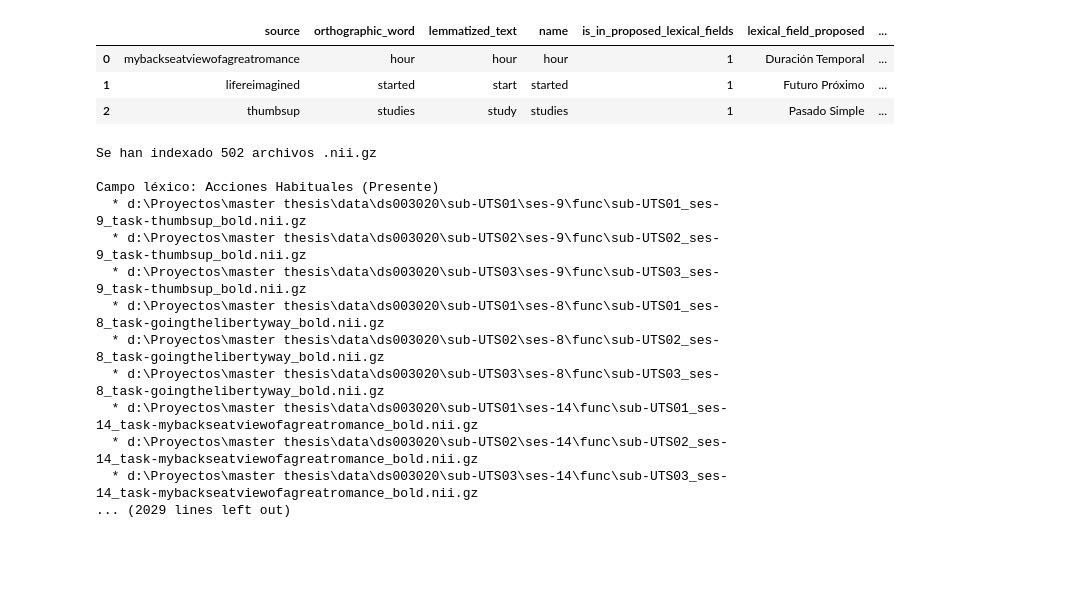
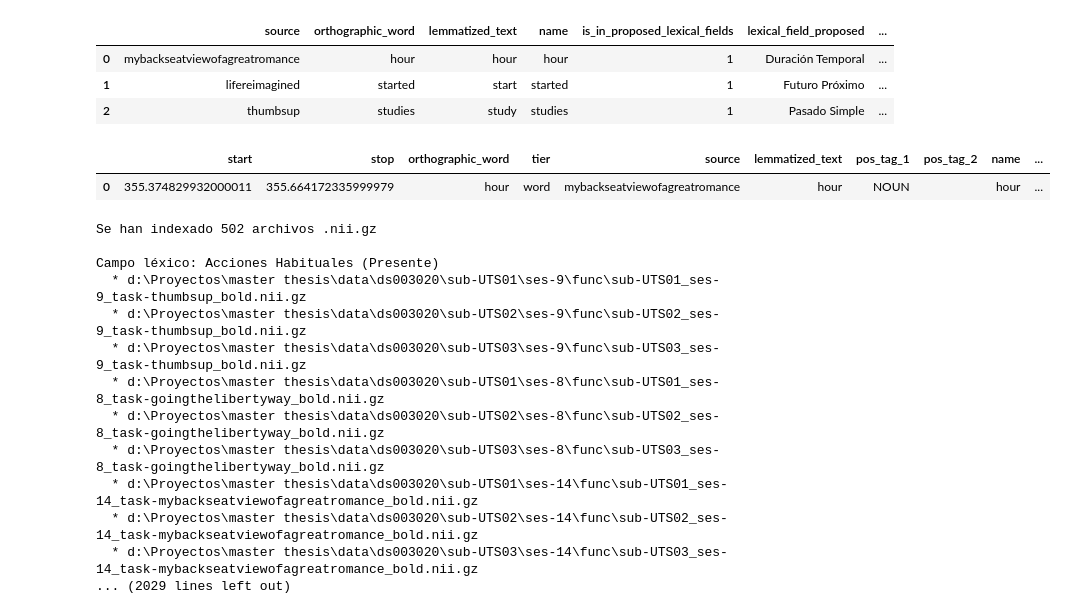
Before and after one commit to amontenegrot/master-thesis, a Jupyter notebook: notebooks/SOM_test.ipynb, the cells around one changed output. Drawn from its saved outputs; the diff is of its cells as text; code cells hidden in the pictures; blank space fills up the shorter version.

```diff
--- a/notebooks/SOM_test.ipynb
+++ b/notebooks/SOM_test.ipynb
@@ -27,6 +27,11 @@ df[column_list].head(3)
 | 0 | mybackseatviewofagreatromance | hour | hour | hour | 1 | Duración Temporal | ... |
 | 1 | lifereimagined | started | start | started | 1 | Futuro Próximo | ... |
 | 2 | thumbsup | studies | study | studies | 1 | Pasado Simple | ... |
+# %%
+df.head(1)
+# %% [output]
+|  | start | stop | orthographic_word | tier | source | lemmatized_text | pos_tag_1 | pos_tag_2 | name | ... |
+| 0 | 355.374829932000011 | 355.664172335999979 | hour | word | mybackseatviewofagreatromance | hour | NOUN |  | hour | ... |
 # %%
 from pathlib import Path
 from collections import defaultdict
```
Also changed, not shown: parts of 1 cell of this notebook.
